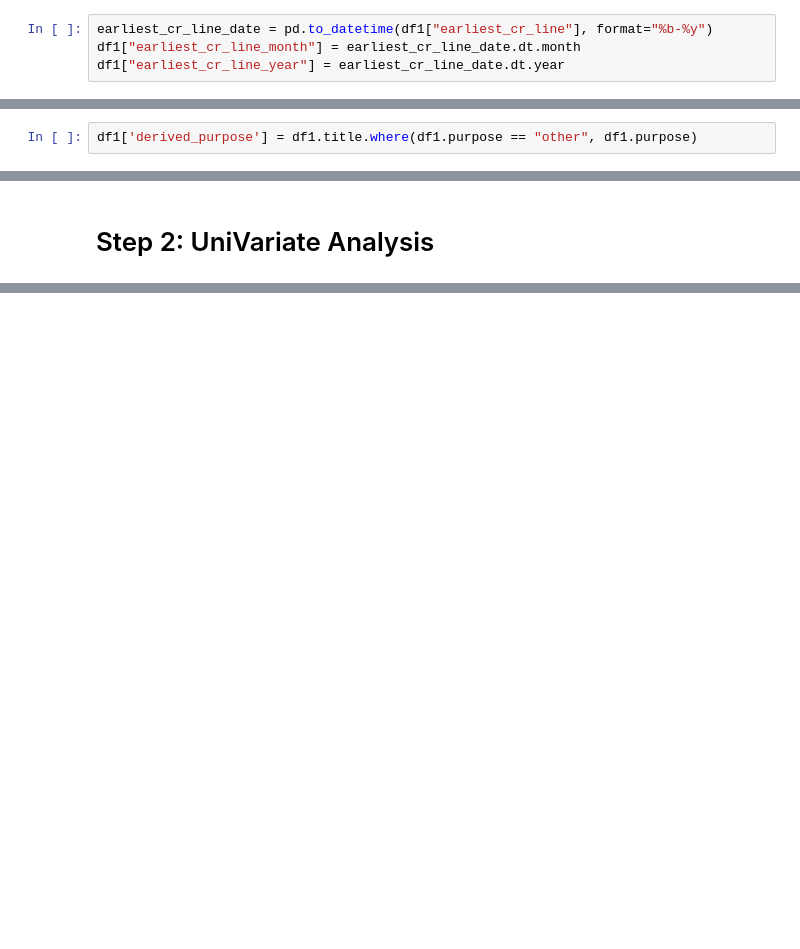
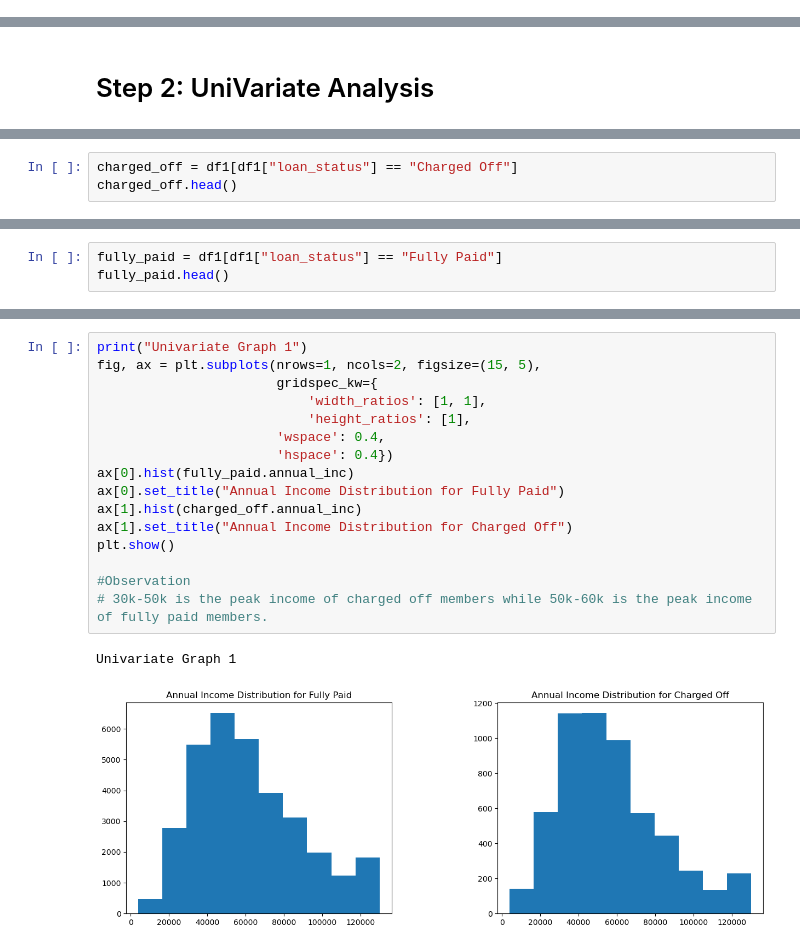
Before and after one commit to mvinayvenkatesh/LendingClubCaseStudy, a Jupyter notebook: lending_club_case_study.ipynb, the cells around one changed output, grey strips where cells are left out. Drawn from its saved outputs; the diff is of its cells as text; blank space fills up the shorter version.

```diff
--- a/lending_club_case_study.ipynb
+++ b/lending_club_case_study.ipynb
@@ -418,4 +370,0 @@ df1["last_credit_pull_year"] = last_credit_pull_date.dt.year
-# %%
-earliest_cr_line_date = pd.to_datetime(df1["earliest_cr_line"], format="%b-%y")
-df1["earliest_cr_line_month"] = earliest_cr_line_date.dt.month
-df1["earliest_cr_line_year"] = earliest_cr_line_date.dt.year
@@ -442,2 +370,0 @@ def purpose(x):
-# %%
-df1['derived_purpose'] = df1.title.where(df1.purpose == "other", df1.purpose)
@@ -515,0 +373,3 @@ UniVariate Graph 7
+# %%
+charged_off = df1[df1["loan_status"] == "Charged Off"]
+charged_off.head()
@@ -515,0 +395,3 @@ UniVariate Graph 7
+# %%
+fully_paid = df1[df1["loan_status"] == "Fully Paid"]
+fully_paid.head()
@@ -515,0 +406,19 @@ UniVariate Graph 7
+# %%
+print("Univariate Graph 1")
+fig, ax = plt.subplots(nrows=1, ncols=2, figsize=(15, 5),
+                       gridspec_kw={
+                           'width_ratios': [1, 1],
+                           'height_ratios': [1],
+                       'wspace': 0.4,
+                       'hspace': 0.4})
+ax[0].hist(fully_paid.annual_inc)
+ax[0].set_title("Annual Income Distribution for Fully Paid")
+ax[1].hist(charged_off.annual_inc)
+ax[1].set_title("Annual Income Distribution for Charged Off")
+plt.show()
+
+#Observation
+# 30k-50k is the peak income of charged off members while 50k-60k is the peak income of fully paid members.
+# %% [output]
+Univariate Graph 1
+[figure, added]
```
Also changed, not shown: parts of 62 cells of this notebook, 1 other file.
